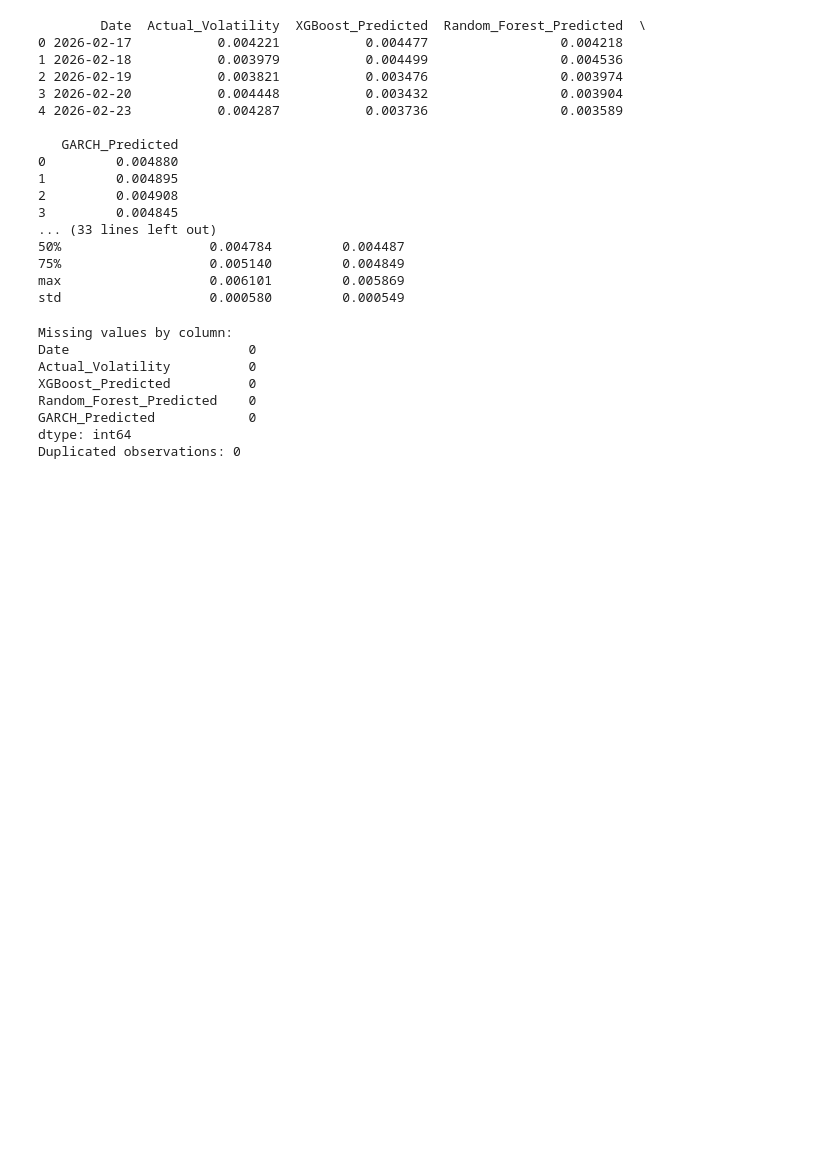
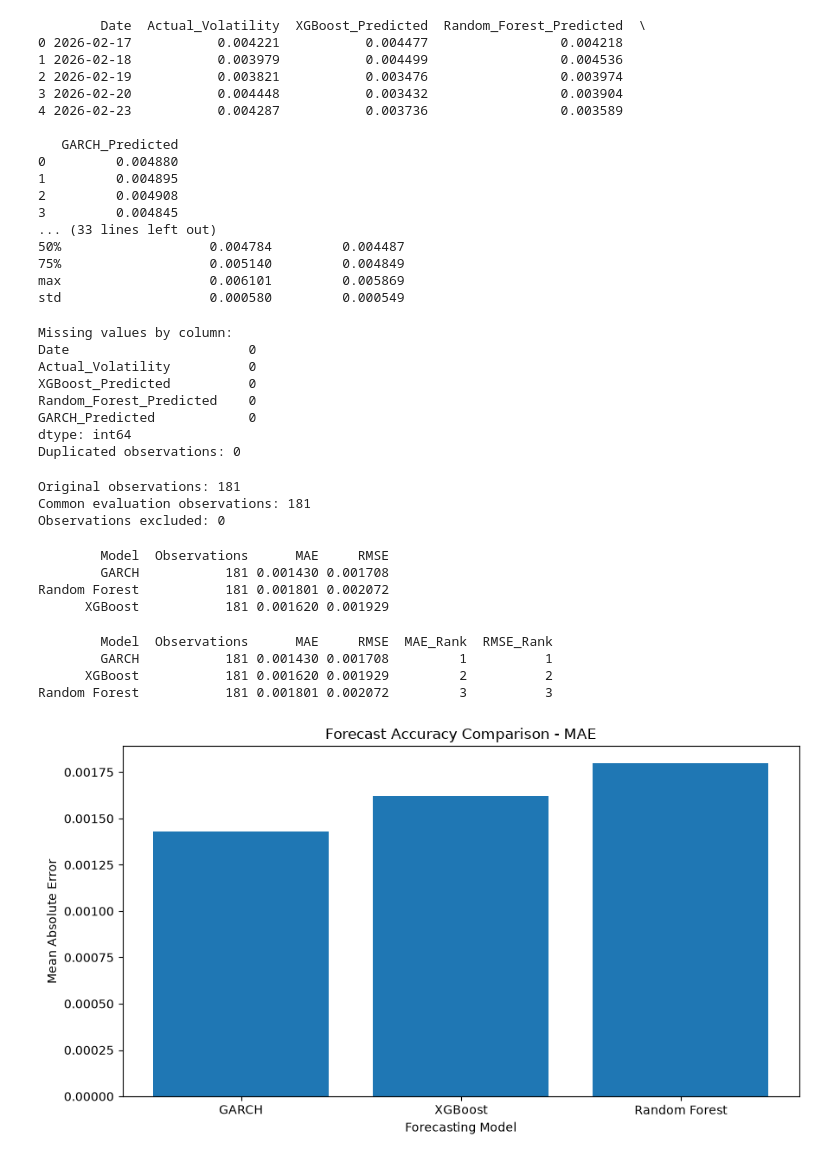
Before and after one commit to alexjones602/fx-risk-intelligence, a Jupyter notebook: notebooks/W4S1_model_forecast_performances.ipynb, the cells around one changed output. Cells and saved outputs as stored; diff of their text form; code cells hidden in the pictures; blank space fills up the shorter version.

Commit message:
Week 4 Session 2 - Out-Of-Sample testing and Walk Forward validation

```diff
--- a/notebooks/W4S1_model_forecast_performances.ipynb
+++ b/notebooks/W4S1_model_forecast_performances.ipynb
@@ -70,4 +70,76 @@ dtype: int64
 Duplicated observations: 0
 # %%
 # Define columns required for evaluation
-evaluation_columns = [actual_column]
+evaluation_columns = ["Actual_Volatility","GARCH_Predicted","Random_Forest_Predicted","XGBoost_Predicted"]
+
+# Create common evaluation dataset
+evaluation_df = df[evaluation_columns].dropna().copy()
+
+# Display evaluation sample
+print("Original observations:", len(df))
+print("Common evaluation observations:", len(evaluation_df))
+print("Observations excluded:", len(df) - len(evaluation_df))
+# %% [output]
+Original observations: 181
+Common evaluation observations: 181
+Observations excluded: 0
+# %%
+# Define actual volatility values
+actual = evaluation_df["Actual_Volatility"]
+
+# Define model predictions
+predictions = {"GARCH": evaluation_df["GARCH_Predicted"], "Random Forest": evaluation_df["Random_Forest_Predicted"], "XGBoost": evaluation_df["XGBoost_Predicted"]}
+
+# Create results list
+results = []
+
+# Calculate MAE and RMSE for each model
+for model, predicted in predictions.items():
+
+    # Calculate MAE
+    mae = mean_absolute_error(actual,predicted)
+
+    # Calculate RMSE
+    rmse = np.sqrt(mean_squared_error(actual,predicted))
+
+    # Store results
+    results.append({"Model": model, "Observations": len(evaluation_df), "MAE": mae, "RMSE": rmse})
+
+# Convert results into DataFrame
+results_df = pd.DataFrame(results)
+
+# Display results
+print(results_df.to_string(index=False))
+# %% [output]
+        Model  Observations      MAE     RMSE
+        GARCH           181 0.001430 0.001708
+Random Forest           181 0.001801 0.002072
+      XGBoost           181 0.001620 0.001929
+# %%
+# Rank models by MAE
+results_df["MAE_Rank"] = (results_df["MAE"].rank(method="min").astype(int))
+
+# Rank models by RMSE
+results_df["RMSE_Rank"] = (results_df["RMSE"].rank(method="min").astype(int))
+
+# Sort by MAE ranking
+results_df = results_df.sort_values("MAE_Rank")
+
+# Display ranked results
+print(results_df.to_string(index=False))
+# %% [output]
+        Model  Observations      MAE     RMSE  MAE_Rank  RMSE_Rank
+        GARCH           181 0.001430 0.001708         1          1
+      XGBoost           181 0.001620 0.001929         2          2
+Random Forest           181 0.001801 0.002072         3          3
+# %%
+# Create MAE comparison chart
+plt.figure(figsize=(9,5))
+plt.bar(results_df["Model"],results_df["MAE"])
+plt.title("Forecast Accuracy Comparison - MAE")
+plt.xlabel("Forecasting Model")
+plt.ylabel("Mean Absolute Error")
+plt.tight_layout()
+plt.show()
+# %% [output]
+[figure, added]
```
Also changed, not shown: parts of 5 cells of this notebook, 1 other file.
